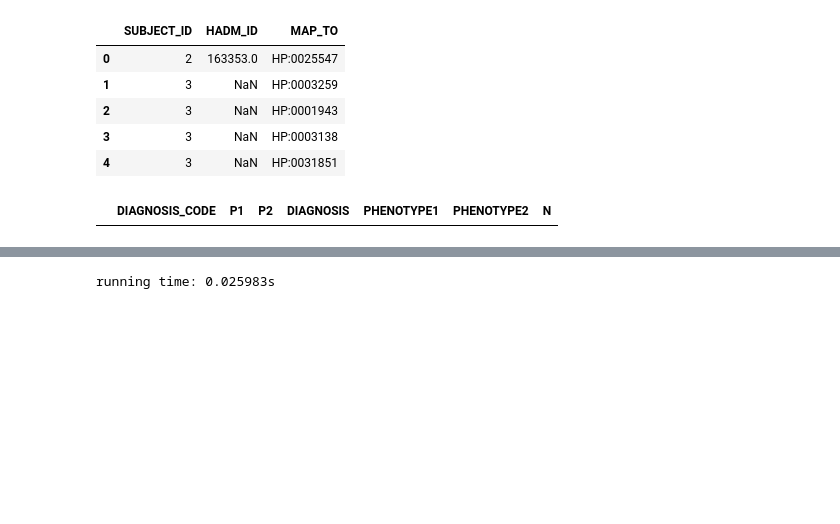
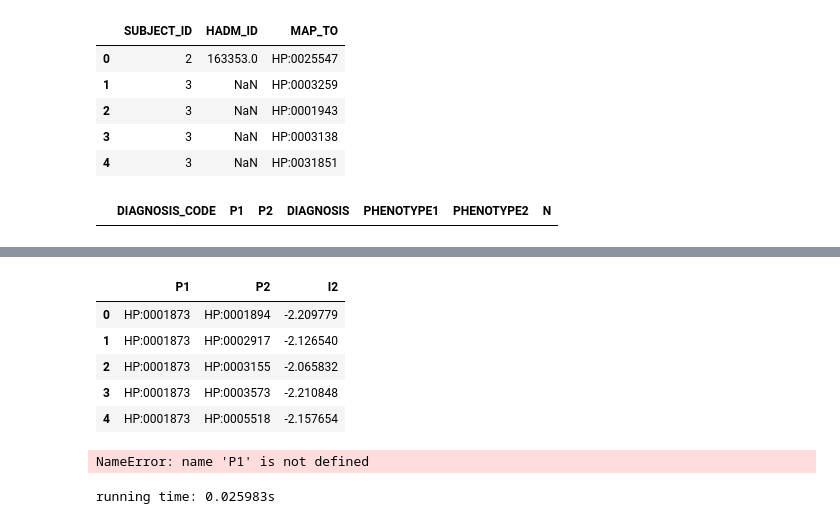
Before and after one commit to TheJacksonLaboratory/MIMIC_HPO, a Jupyter notebook: src/main/resources/mutual_info.ipynb, the cells around one changed output, grey strips where cells are left out. Drawn from its saved outputs; the diff is of its cells as text; code cells hidden in the pictures; blank space fills up the shorter version.

```diff
--- a/src/main/resources/mutual_info.ipynb
+++ b/src/main/resources/mutual_info.ipynb
@@ -904,0 +992,9 @@ InternalError: Unread result found
+# %%
+def entropy(x):
+    '''
+    Given the distribution of a random variable, return the entropy
+    '''
+    T = np.sum(x)
+    p = x / T
+    p_log = [0 if x == 0 else np.log2(x) for x in p]
+    return np.sum(p * p_log)
@@ -904,0 +1003,2 @@ InternalError: Unread result found
+# %%
+I2 = s.groupby(['P1', 'P2']).agg({'N':entropy}).reset_index().rename(columns = {'N': 'I2'})
@@ -905,3 +1014,16 @@ InternalError: Unread result found
+# %%
+I2.head()
+# %% [output]
+|  | P1 | P2 | I2 |
+| 0 | HP:0001873 | HP:0001894 | -2.209779 |
+| 1 | HP:0001873 | HP:0002917 | -2.126540 |
+| 2 | HP:0001873 | HP:0003155 | -2.065832 |
+| 3 | HP:0001873 | HP:0003573 | -2.210848 |
+| 4 | HP:0001873 | HP:0005518 | -2.157654 |
+# %%
+I2.join(I, how = 'left', left_on = P1, right_on = P)
+# %% [output]
+NameError: name 'P1' is not defined
 # %%
 # note this takes a long time and large disk size to run
 start = datetime.datetime.now()
```
Also changed, not shown: parts of 18 cells of this notebook.
